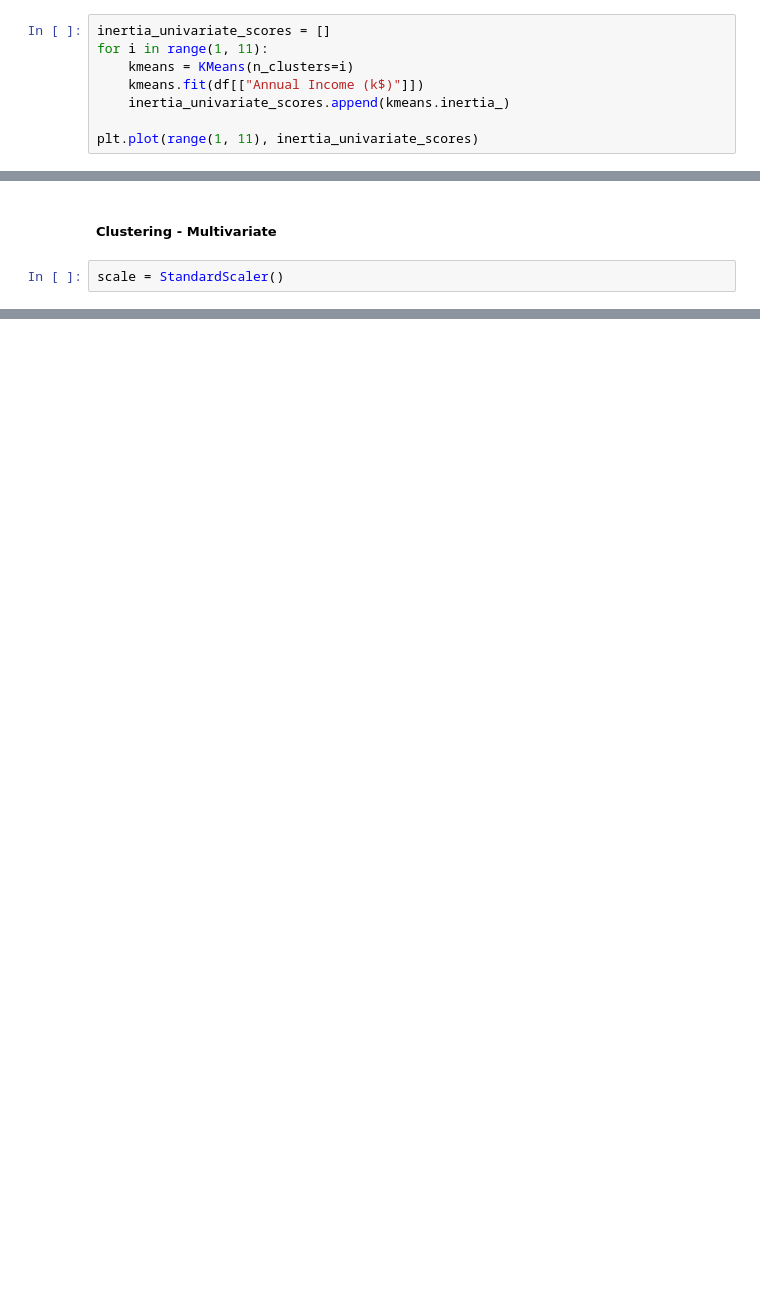
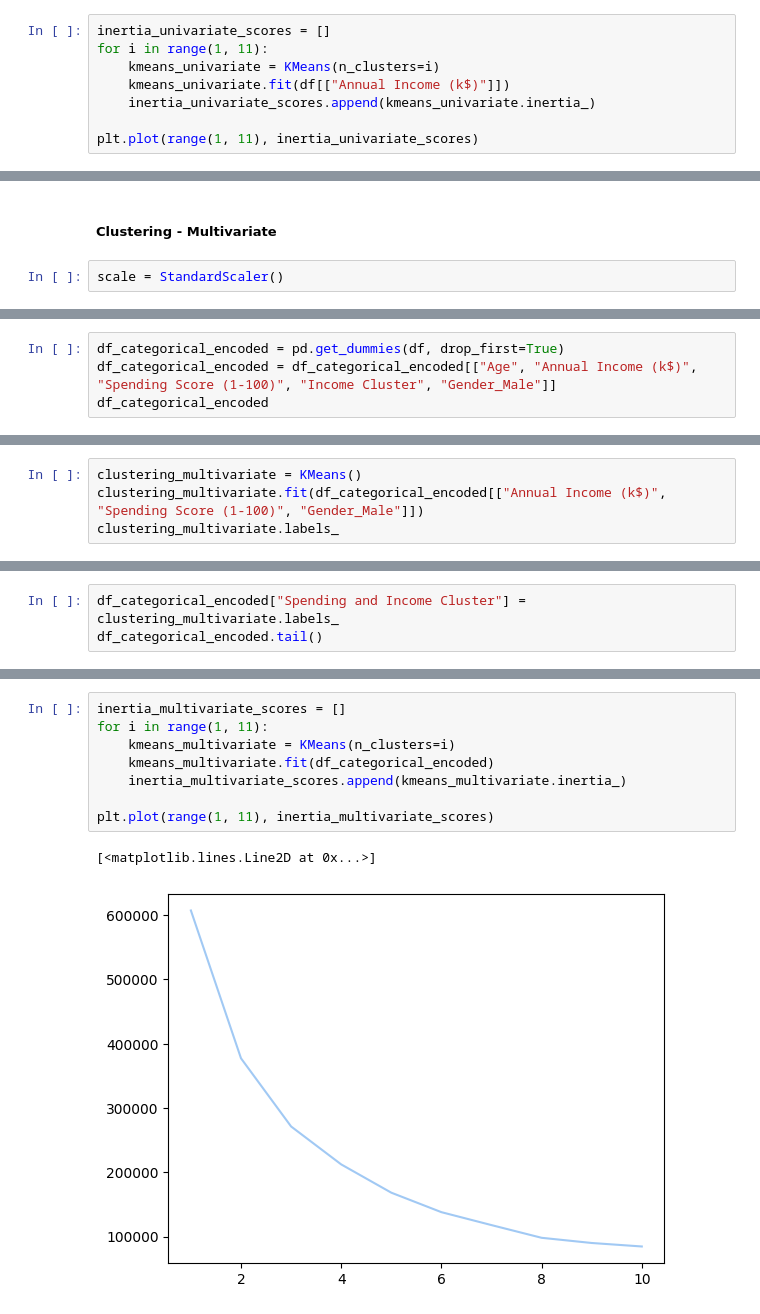
Before and after one commit to felipedds/segment-shopping-customer, a Jupyter notebook: clustering.ipynb, the cells around one changed output, grey strips where cells are left out. Cells and saved outputs as stored; diff of their text form; blank space fills up the shorter version.

Commit message:
Added multivariate

```diff
--- a/clustering.ipynb
+++ b/clustering.ipynb
@@ -212,9 +212,9 @@ clustering_univariate.inertia_
 # %%
 inertia_univariate_scores = []
 for i in range(1, 11):
-    kmeans = KMeans(n_clusters=i)
-    kmeans.fit(df[["Annual Income (k$)"]])
-    inertia_univariate_scores.append(kmeans.inertia_)
+    kmeans_univariate = KMeans(n_clusters=i)
+    kmeans_univariate.fit(df[["Annual Income (k$)"]])
+    inertia_univariate_scores.append(kmeans_univariate.inertia_)
 
 plt.plot(range(1, 11), inertia_univariate_scores)
 # %% [output]
@@ -312,0 +317,4 @@ scale = StandardScaler()
+# %%
+df_categorical_encoded = pd.get_dummies(df, drop_first=True)
+df_categorical_encoded = df_categorical_encoded[["Age", "Annual Income (k$)", "Spending Score (1-100)", "Income Cluster", "Gender_Male"]]
+df_categorical_encoded
@@ -312,0 +335,4 @@ scale = StandardScaler()
+# %%
+clustering_multivariate = KMeans()
+clustering_multivariate.fit(df_categorical_encoded[["Annual Income (k$)", "Spending Score (1-100)", "Gender_Male"]])
+clustering_multivariate.labels_
@@ -312,0 +354,3 @@ scale = StandardScaler()
+# %%
+df_categorical_encoded["Spending and Income Cluster"] = clustering_multivariate.labels_
+df_categorical_encoded.tail()
@@ -312,0 +364,11 @@ scale = StandardScaler()
+# %%
+inertia_multivariate_scores = []
+for i in range(1, 11):
+    kmeans_multivariate = KMeans(n_clusters=i)
+    kmeans_multivariate.fit(df_categorical_encoded)
+    inertia_multivariate_scores.append(kmeans_multivariate.inertia_)
+
+plt.plot(range(1, 11), inertia_multivariate_scores)
+# %% [output]
+[<matplotlib.lines.Line2D at 0x...>]
+[figure, added]
```
Also changed, not shown: parts of 14 cells of this notebook, 1 other file.
